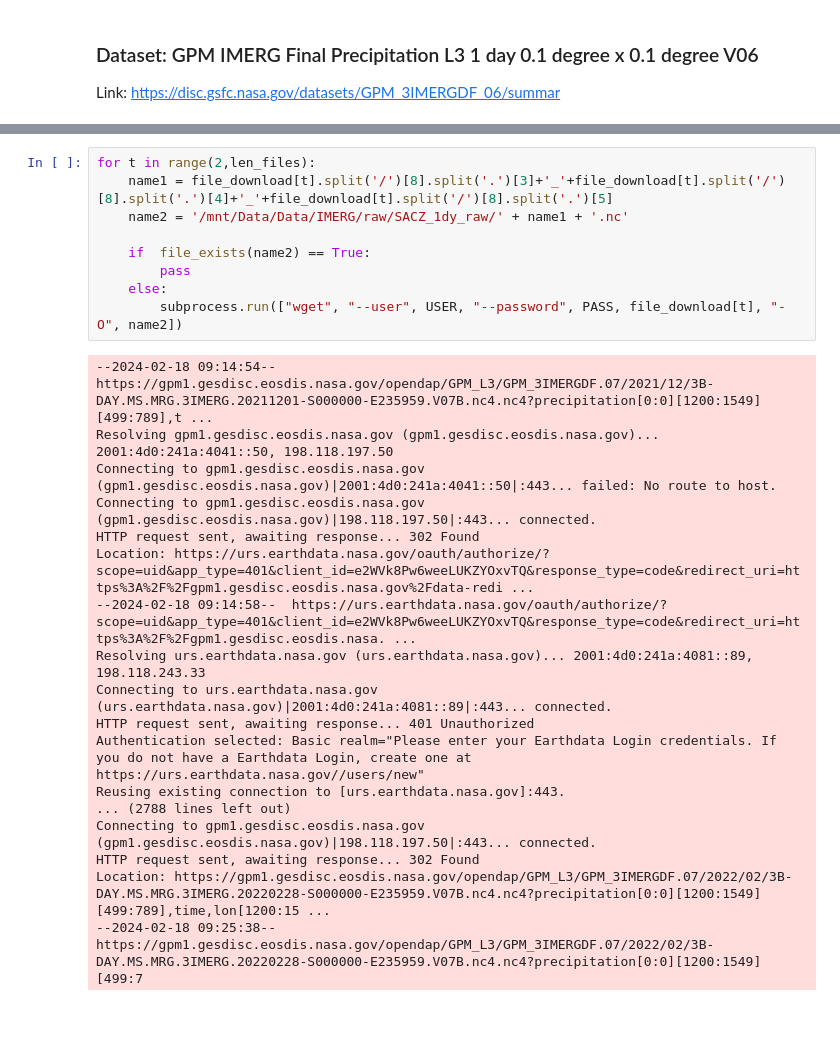
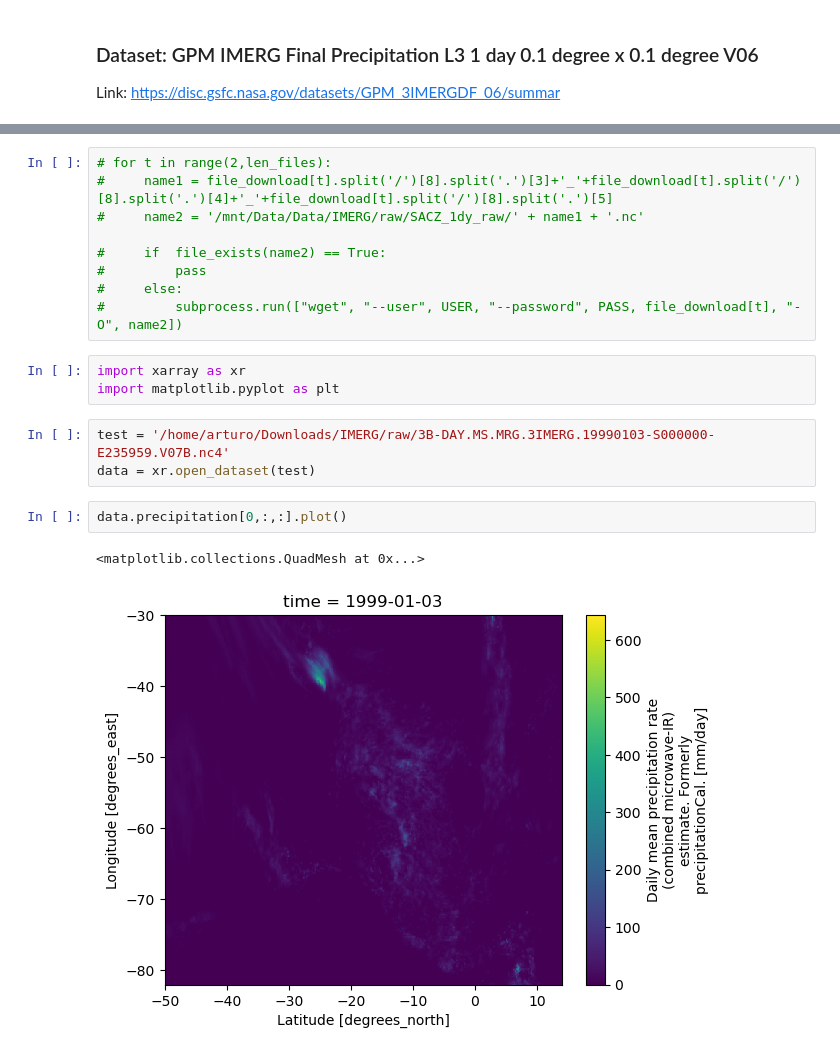
Before and after one commit to mhacarthur/IMERG_processing, a Jupyter notebook: jupyter/download/download_daily.ipynb, the cells around one changed output, grey strips where cells are left out. Saved outputs shown, nothing was run; the diff lists cells and outputs as text; blank space fills up the shorter version.

```diff
--- a/jupyter/download/download_daily.ipynb
+++ b/jupyter/download/download_daily.ipynb
@@ -40,27 +80,20 @@ for t in range(2,10):
 # %%
-for t in range(2,len_files):
-    name1 = file_download[t].split('/')[8].split('.')[3]+'_'+file_download[t].split('/')[8].split('.')[4]+'_'+file_download[t].split('/')[8].split('.')[5]
-    name2 = '/mnt/Data/Data/IMERG/raw/SACZ_1dy_raw/' + name1 + '.nc'
+# for t in range(2,len_files):
+#     name1 = file_download[t].split('/')[8].split('.')[3]+'_'+file_download[t].split('/')[8].split('.')[4]+'_'+file_download[t].split('/')[8].split('.')[5]
+#     name2 = '/mnt/Data/Data/IMERG/raw/SACZ_1dy_raw/' + name1 + '.nc'
 
-    if  file_exists(name2) == True:
-        pass
-    else:
-        subprocess.run(["wget", "--user", USER, "--password", PASS, file_download[t], "-O", name2])
+#     if  file_exists(name2) == True:
+#         pass
+#     else:
+#         subprocess.run(["wget", "--user", USER, "--password", PASS, file_download[t], "-O", name2])
-# %% [output]
---2024-02-18 09:14:54--  https://gpm1.gesdisc.eosdis.nasa.gov/opendap/GPM_L3/GPM_3IMERGDF.07/2021/12/3B-DAY.MS.MRG.3IMERG.20211201-S000000-E235959.V07B.nc4.nc4?precipitation[0:0][1200:1549][499:789],t ...
-Resolving gpm1.gesdisc.eosdis.nasa.gov (gpm1.gesdisc.eosdis.nasa.gov)... 2001:4d0:241a:4041::50, 198.118.197.50
-Connecting to gpm1.gesdisc.eosdis.nasa.gov (gpm1.gesdisc.eosdis.nasa.gov)|2001:4d0:241a:4041::50|:443... failed: No route to host.
-Connecting to gpm1.gesdisc.eosdis.nasa.gov (gpm1.gesdisc.eosdis.nasa.gov)|198.118.197.50|:443... connected.
-HTTP request sent, awaiting response... 302 Found
-Location: https://urs.earthdata.nasa.gov/oauth/authorize/?scope=uid&app_type=401&client_id=e2WVk8Pw6weeLUKZYOxvTQ&response_type=code&redirect_uri=https%3A%2F%2Fgpm1.gesdisc.eosdis.nasa.gov%2Fdata-redi ...
---2024-02-18 09:14:58--  https://urs.earthdata.nasa.gov/oauth/authorize/?scope=uid&app_type=401&client_id=e2WVk8Pw6weeLUKZYOxvTQ&response_type=code&redirect_uri=https%3A%2F%2Fgpm1.gesdisc.eosdis.nasa. ...
-Resolving urs.earthdata.nasa.gov (urs.earthdata.nasa.gov)... 2001:4d0:241a:4081::89, 198.118.243.33
-Connecting to urs.earthdata.nasa.gov (urs.earthdata.nasa.gov)|2001:4d0:241a:4081::89|:443... connected.
-HTTP request sent, awaiting response... 401 Unauthorized
-Authentication selected: Basic realm="Please enter your Earthdata Login credentials. If you do not have a Earthdata Login, create one at https://urs.earthdata.nasa.gov//users/new"
-Reusing existing connection to [urs.earthdata.nasa.gov]:443.
-... (2788 lines left out)
-Connecting to gpm1.gesdisc.eosdis.nasa.gov (gpm1.gesdisc.eosdis.nasa.gov)|198.118.197.50|:443... connected.
-HTTP request sent, awaiting response... 302 Found
-Location: https://gpm1.gesdisc.eosdis.nasa.gov/opendap/GPM_L3/GPM_3IMERGDF.07/2022/02/3B-DAY.MS.MRG.3IMERG.20220228-S000000-E235959.V07B.nc4.nc4?precipitation[0:0][1200:1549][499:789],time,lon[1200:15 ...
---2024-02-18 09:25:38--  https://gpm1.gesdisc.eosdis.nasa.gov/opendap/GPM_L3/GPM_3IMERGDF.07/2022/02/3B-DAY.MS.MRG.3IMERG.20220228-S000000-E235959.V07B.nc4.nc4?precipitation[0:0][1200:1549][499:7
+# %%
+import xarray as xr
+import matplotlib.pyplot as plt
+# %%
+test = '/home/arturo/Downloads/IMERG/raw/3B-DAY.MS.MRG.3IMERG.19990103-S000000-E235959.V07B.nc4'
+data = xr.open_dataset(test)
+# %%
+data.precipitation[0,:,:].plot()
+# %% [output]
+<matplotlib.collections.QuadMesh at 0x...>
+[figure, added]
```
Also changed, not shown: parts of 10 cells of this notebook, 3 other files.
